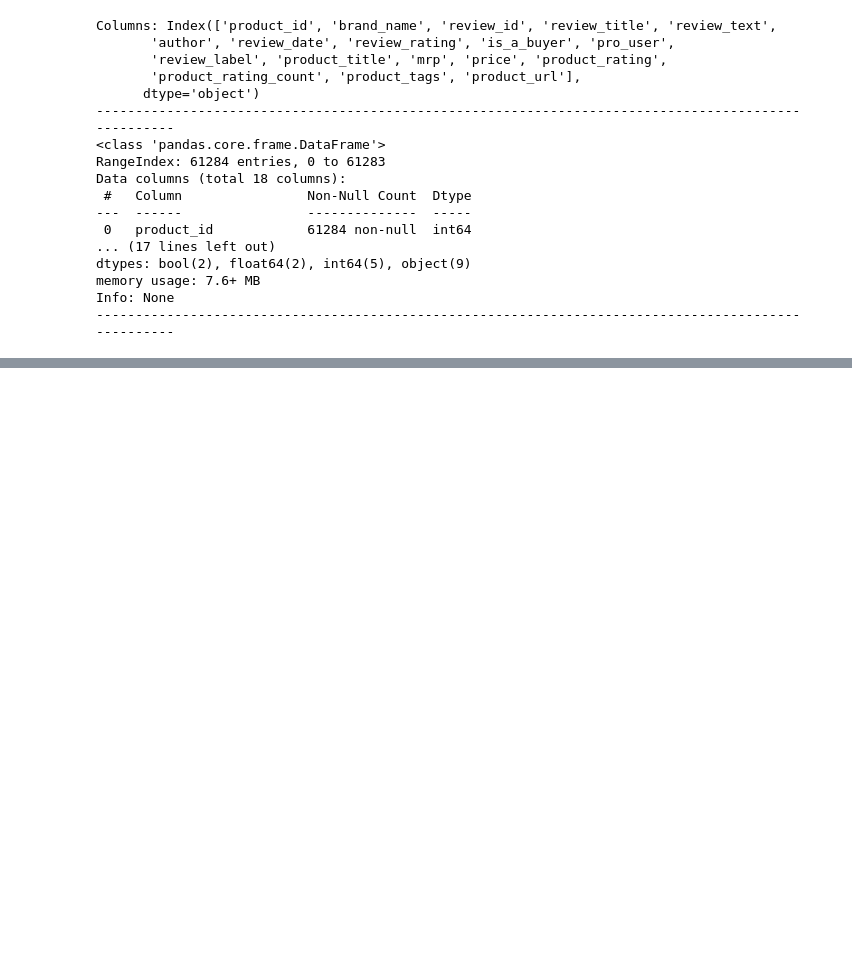
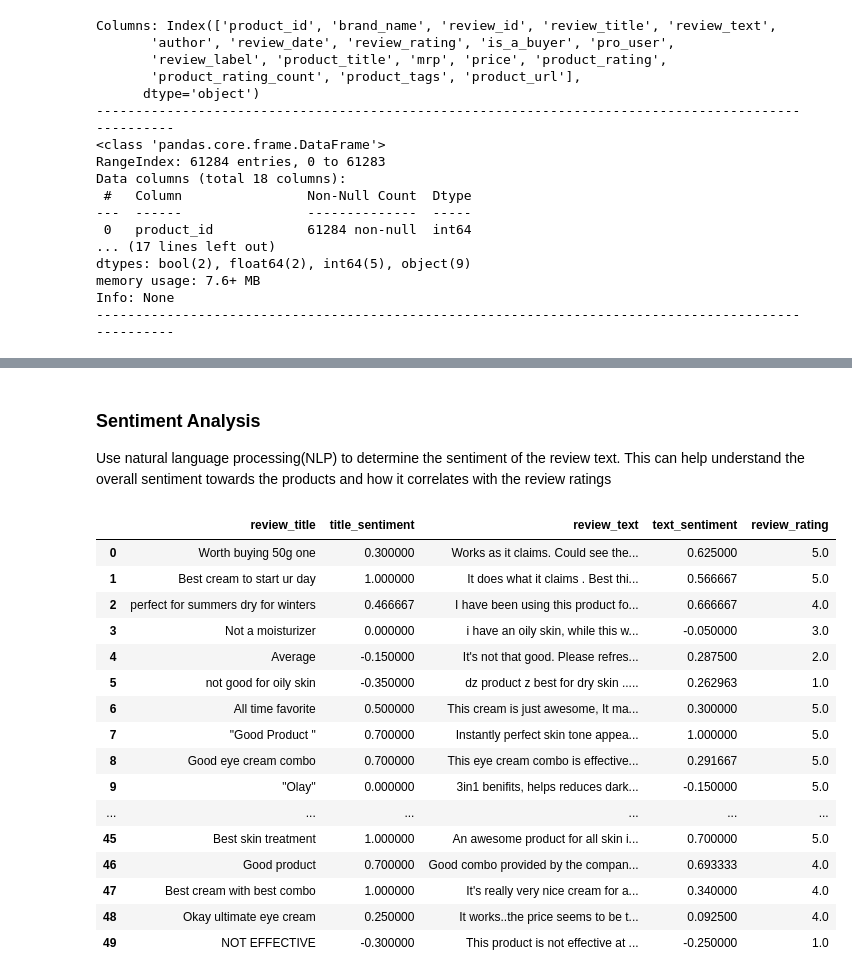
Before and after one commit to Ariamestra/DataScience, a Jupyter notebook: Cosmetic/Cosmetic.ipynb, the cells around one changed output, grey strips where cells are left out. Saved outputs shown, nothing was run; the diff lists cells and outputs as text; code cells hidden in the pictures; blank space fills up the shorter version.

```diff
--- a/Cosmetic/Cosmetic.ipynb
+++ b/Cosmetic/Cosmetic.ipynb
@@ -86,0 +62,31 @@ Requirement already satisfied: tqdm in /usr/local/python/3.10.13/lib/python3.10/
+# %% [markdown]
+### Sentiment Analysis
+
+Use natural language processing(NLP) to determine the sentiment of the review text. This can help understand the overall sentiment towards the products and how it correlates with the review ratings
+# %%
+def calculate_sentiment(text):
+    return TextBlob(text).sentiment.polarity
+
+# Apply function
+df['title_sentiment'] = df['review_title'].astype(str).apply(calculate_sentiment)
+df['text_sentiment'] = df['review_text'].astype(str).apply(calculate_sentiment)
+
+df[['review_title', 'title_sentiment', 'review_text', 'text_sentiment', 'review_rating']].head(50)
+# %% [output]
+|  | review_title | title_sentiment | review_text | text_sentiment | review_rating |
+| 0 | Worth buying 50g one | 0.300000 | Works as it claims. Could see the... | 0.625000 | 5.0 |
+| 1 | Best cream to start ur day | 1.000000 | It does what it claims . Best thi... | 0.566667 | 5.0 |
+| 2 | perfect for summers dry for winters | 0.466667 | I have been using this product fo... | 0.666667 | 4.0 |
+| 3 | Not a moisturizer | 0.000000 | i have an oily skin, while this w... | -0.050000 | 3.0 |
+| 4 | Average | -0.150000 | It's not that good. Please refres... | 0.287500 | 2.0 |
+| 5 | not good for oily skin | -0.350000 | dz product z best for dry skin ..... | 0.262963 | 1.0 |
+| 6 | All time favorite | 0.500000 | This cream is just awesome, It ma... | 0.300000 | 5.0 |
+| 7 | "Good Product " | 0.700000 | Instantly perfect skin tone appea... | 1.000000 | 5.0 |
+| 8 | Good eye cream combo | 0.700000 | This eye cream combo is effective... | 0.291667 | 5.0 |
+| 9 | "Olay'' | 0.000000 | 3in1 benifits, helps reduces dark... | -0.150000 | 5.0 |
+| ... | ... | ... | ... | ... | ... |
+| 45 | Best skin treatment | 1.000000 | An awesome product for all skin i... | 0.700000 | 5.0 |
+| 46 | Good product | 0.700000 | Good combo provided by the compan... | 0.693333 | 4.0 |
+| 47 | Best cream with best combo | 1.000000 | It's really very nice cream for a... | 0.340000 | 4.0 |
+| 48 | Okay ultimate eye cream | 0.250000 | It works..the price seems to be t... | 0.092500 | 4.0 |
+| 49 | NOT EFFECTIVE | -0.300000 | This product is not effective at ... | -0.250000 | 1.0 |
```
Also changed, not shown: parts of 6 cells of this notebook, 1 other file.
